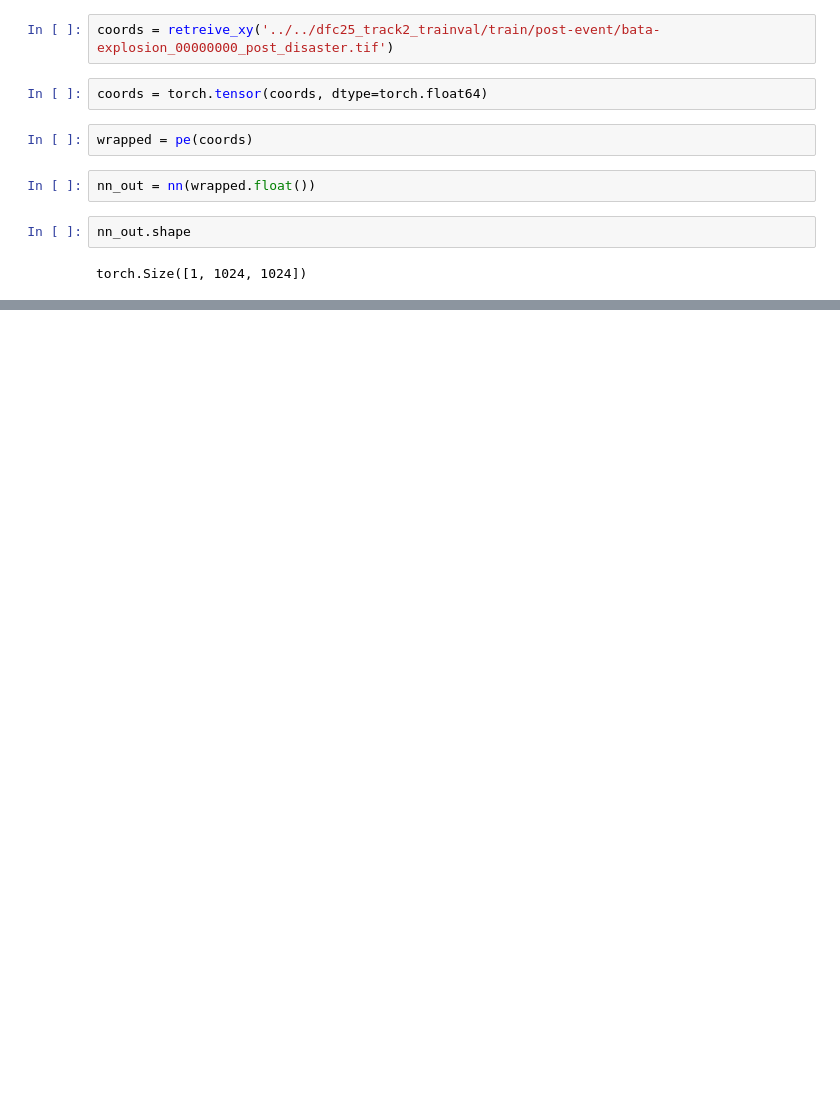
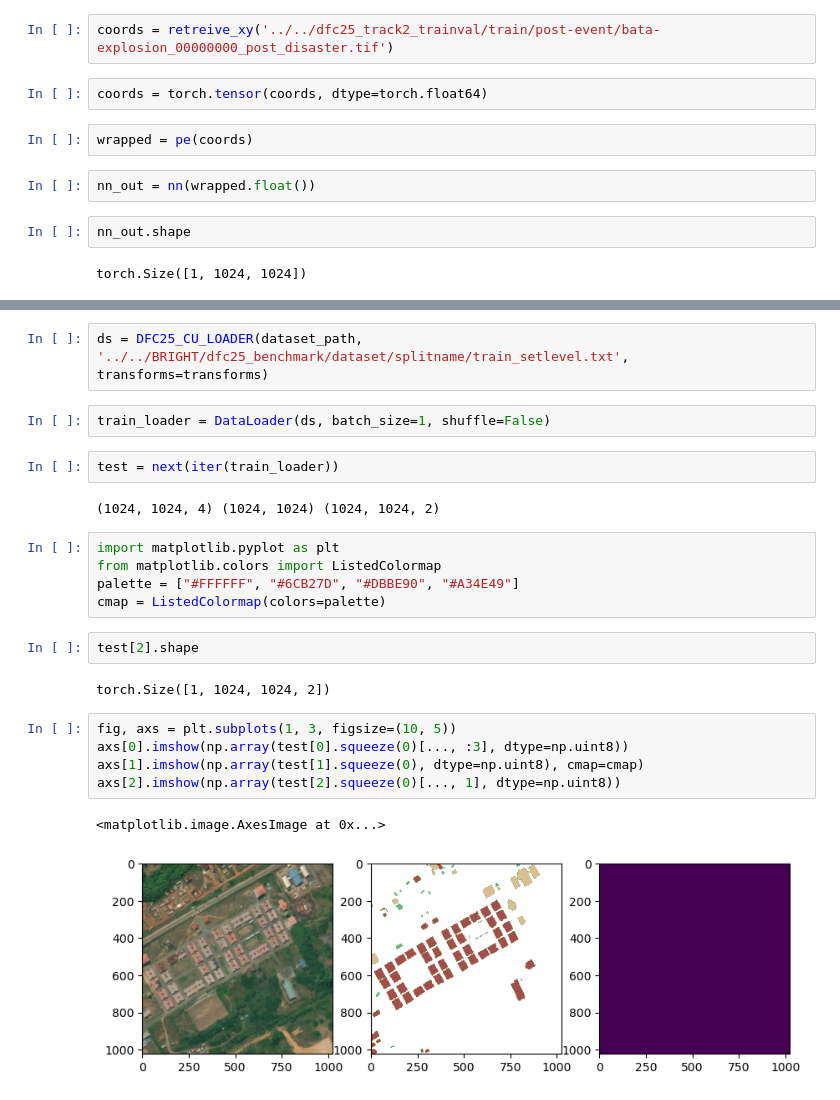
Before and after one commit to hansendav/UBS-DFC25, a Jupyter notebook: misc_scripts/test.ipynb, the cells around one changed output, grey strips where cells are left out. Saved outputs shown, nothing was run; the diff lists cells and outputs as text; blank space fills up the shorter version.

```diff
--- a/misc_scripts/test.ipynb
+++ b/misc_scripts/test.ipynb
@@ -358,0 +562,25 @@ torch.Size([1, 1024, 1024])
+# %%
+ds = DFC25_CU_LOADER(dataset_path, '../../BRIGHT/dfc25_benchmark/dataset/splitname/train_setlevel.txt', transforms=transforms)
+# %%
+train_loader = DataLoader(ds, batch_size=1, shuffle=False)
+# %%
+test = next(iter(train_loader))
+# %% [output]
+(1024, 1024, 4) (1024, 1024) (1024, 1024, 2)
+# %%
+import matplotlib.pyplot as plt
+from matplotlib.colors import ListedColormap
+palette = ["#FFFFFF", "#6CB27D", "#DBBE90", "#A34E49"]
+cmap = ListedColormap(colors=palette)
+# %%
+test[2].shape
+# %% [output]
+torch.Size([1, 1024, 1024, 2])
+# %%
+fig, axs = plt.subplots(1, 3, figsize=(10, 5))
+axs[0].imshow(np.array(test[0].squeeze(0)[..., :3], dtype=np.uint8))
+axs[1].imshow(np.array(test[1].squeeze(0), dtype=np.uint8), cmap=cmap)
+axs[2].imshow(np.array(test[2].squeeze(0)[..., 1], dtype=np.uint8))
+# %% [output]
+<matplotlib.image.AxesImage at 0x...>
+[figure, added]
```
Also changed, not shown: parts of 17 cells of this notebook, 9 other files.
